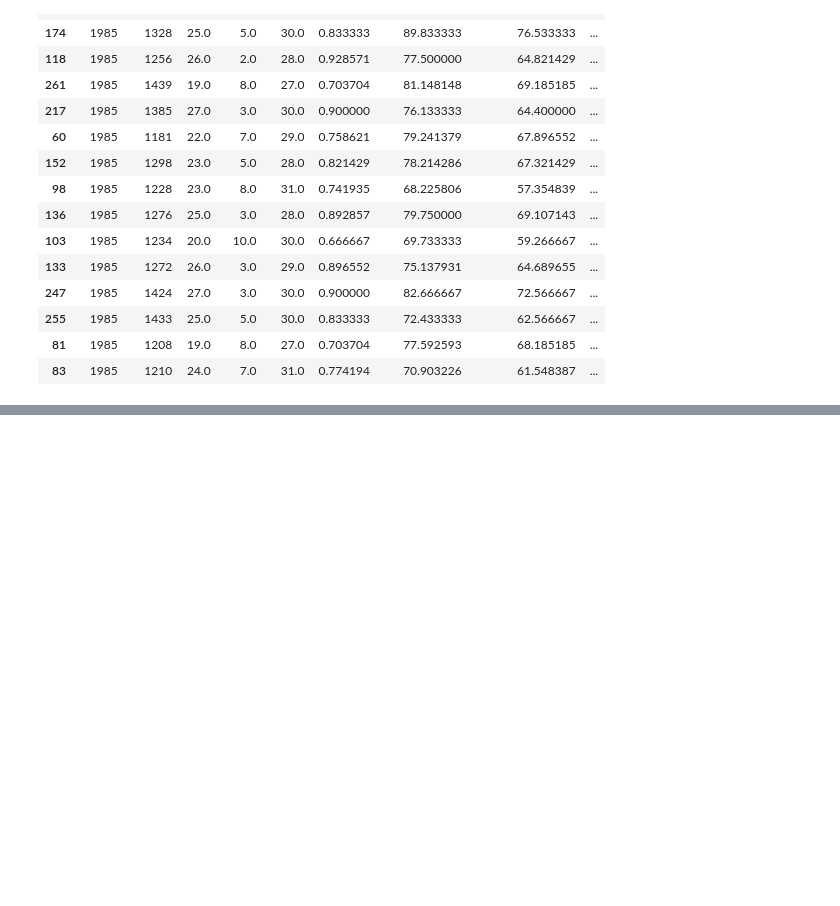
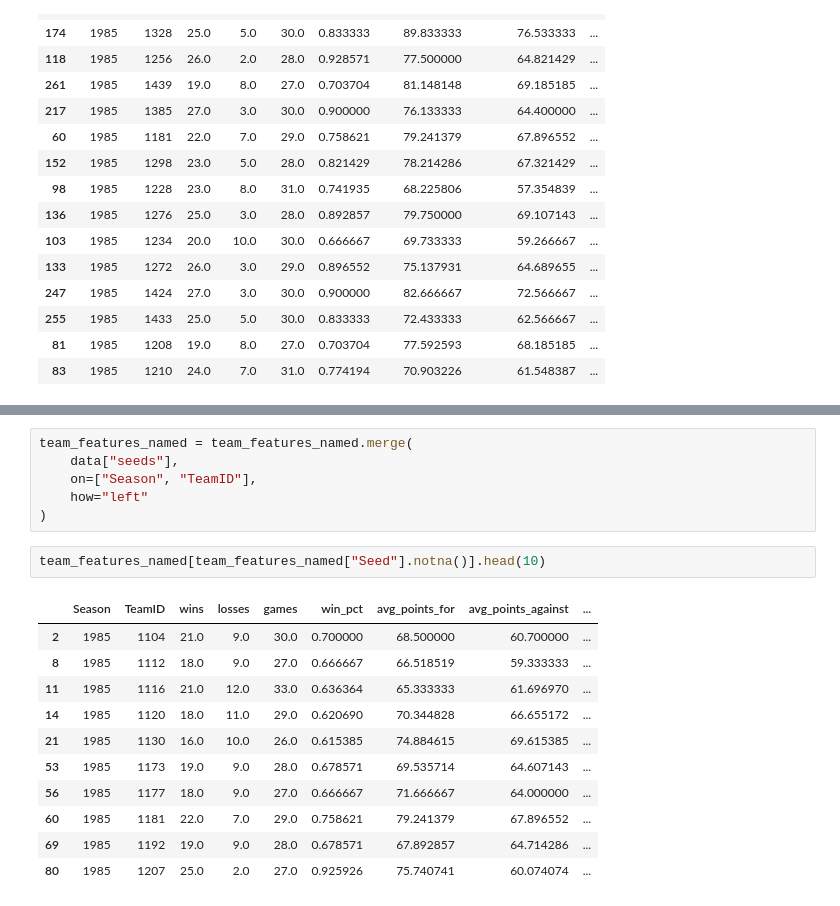
Before and after one commit to Andreachurchwell/march-madness-bracket-simulator, a Jupyter notebook: notebooks/exploration.ipynb, the cells around one changed output, grey strips where cells are left out. Saved outputs shown, nothing was run; the diff lists cells and outputs as text; blank space fills up the shorter version.

```diff
--- a/notebooks/exploration.ipynb
+++ b/notebooks/exploration.ipynb
@@ -253,0 +271,20 @@ team_features_named[team_features_named["Season"] == 1985].sort_values(
+# %%
+team_features_named = team_features_named.merge(
+    data["seeds"],
+    on=["Season", "TeamID"],
+    how="left"
+)
+# %%
+team_features_named[team_features_named["Seed"].notna()].head(10)
+# %% [output]
+|  | Season | TeamID | wins | losses | games | win_pct | avg_points_for | avg_points_against | ... |
+| 2 | 1985 | 1104 | 21.0 | 9.0 | 30.0 | 0.700000 | 68.500000 | 60.700000 | ... |
+| 8 | 1985 | 1112 | 18.0 | 9.0 | 27.0 | 0.666667 | 66.518519 | 59.333333 | ... |
+| 11 | 1985 | 1116 | 21.0 | 12.0 | 33.0 | 0.636364 | 65.333333 | 61.696970 | ... |
+| 14 | 1985 | 1120 | 18.0 | 11.0 | 29.0 | 0.620690 | 70.344828 | 66.655172 | ... |
+| 21 | 1985 | 1130 | 16.0 | 10.0 | 26.0 | 0.615385 | 74.884615 | 69.615385 | ... |
+| 53 | 1985 | 1173 | 19.0 | 9.0 | 28.0 | 0.678571 | 69.535714 | 64.607143 | ... |
+| 56 | 1985 | 1177 | 18.0 | 9.0 | 27.0 | 0.666667 | 71.666667 | 64.000000 | ... |
+| 60 | 1985 | 1181 | 22.0 | 7.0 | 29.0 | 0.758621 | 79.241379 | 67.896552 | ... |
+| 69 | 1985 | 1192 | 19.0 | 9.0 | 28.0 | 0.678571 | 67.892857 | 64.714286 | ... |
+| 80 | 1985 | 1207 | 25.0 | 2.0 | 27.0 | 0.925926 | 75.740741 | 60.074074 | ... |
```
Also changed, not shown: parts of 5 cells of this notebook, 1 other file.
